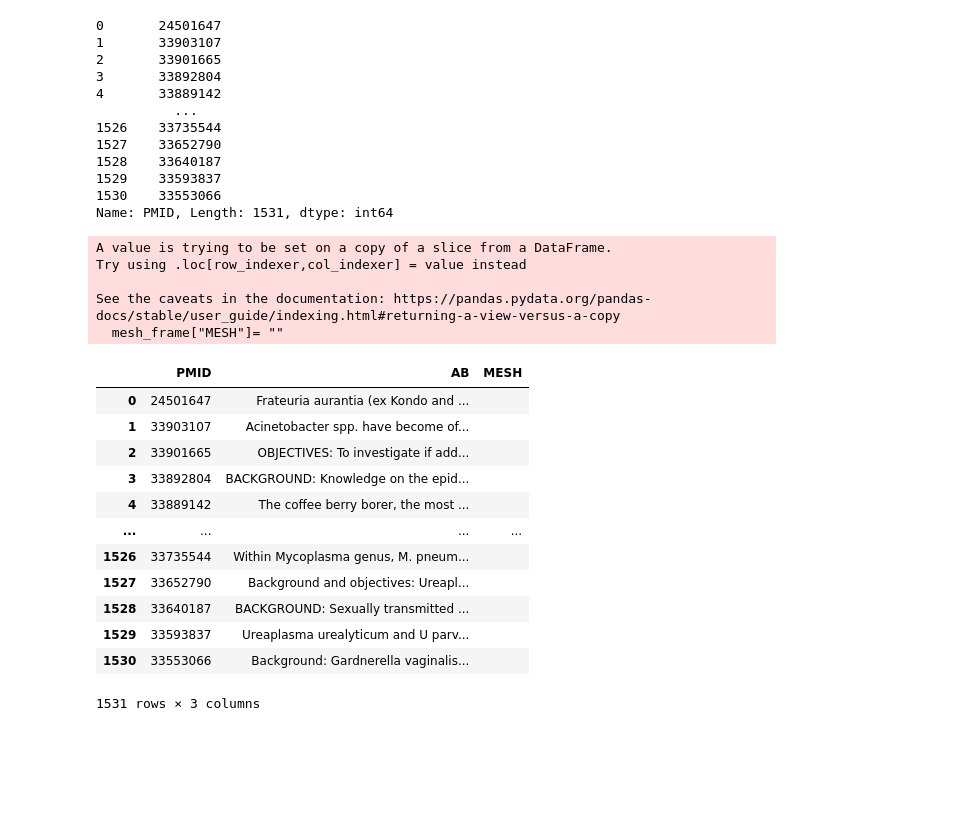
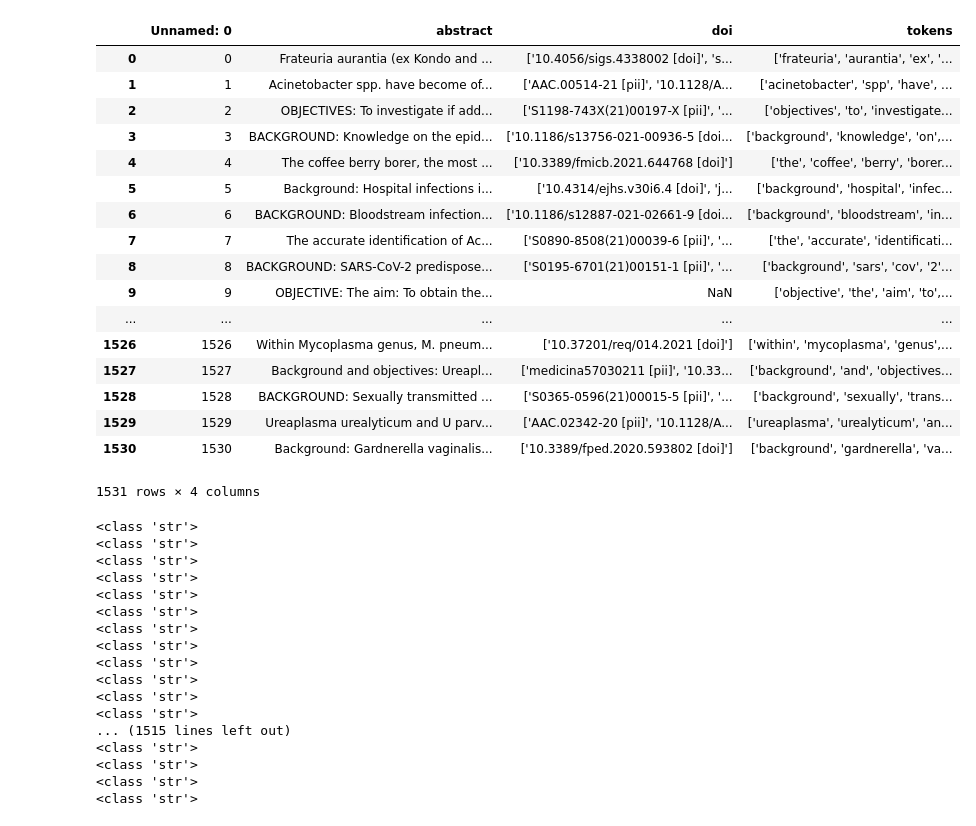
Before and after one commit to JoshTh22/DIS18-ORKG-Microbiolgy-Observatory, a Jupyter notebook: mesh_retriever.ipynb, the cells around one changed output. Drawn from its saved outputs; the diff is of its cells as text; code cells hidden in the pictures; blank space fills up the shorter version.

```diff
--- a/mesh_retriever.ipynb
+++ b/mesh_retriever.ipynb
@@ -10,17 +18,23 @@ from scispacy.linking import EntityLinker
 # %%
 dataframe = pd.read_csv("final_dataframe.csv")
 # %%
-dataframe["PMID"]
+dataframe
 # %% [output]
+|  | Unnamed: 0 | abstract | doi | tokens |
+| 0 | 0 | Frateuria aurantia (ex Kondo and ... | ['10.4056/sigs.4338002 [doi]', 's... | ['frateuria', 'aurantia', 'ex', '... |
+| 1 | 1 | Acinetobacter spp. have become of... | ['AAC.00514-21 [pii]', '10.1128/A... | ['acinetobacter', 'spp', 'have', ... |
+| 2 | 2 | OBJECTIVES: To investigate if add... | ['S1198-743X(21)00197-X [pii]', '... | ['objectives', 'to', 'investigate... |
+| 3 | 3 | BACKGROUND: Knowledge on the epid... | ['10.1186/s13756-021-00936-5 [doi... | ['background', 'knowledge', 'on',... |
+| 4 | 4 | The coffee berry borer, the most ... | ['10.3389/fmicb.2021.644768 [doi]'] | ['the', 'coffee', 'berry', 'borer... |
+| 5 | 5 | Background: Hospital infections i... | ['10.4314/ejhs.v30i6.4 [doi]', 'j... | ['background', 'hospital', 'infec... |
+| 6 | 6 | BACKGROUND: Bloodstream infection... | ['10.1186/s12887-021-02661-9 [doi... | ['background', 'bloodstream', 'in... |
+| 7 | 7 | The accurate identification of Ac... | ['S0890-8508(21)00039-6 [pii]', '... | ['the', 'accurate', 'identificati... |
+| 8 | 8 | BACKGROUND: SARS-CoV-2 predispose... | ['S0195-6701(21)00151-1 [pii]', '... | ['background', 'sars', 'cov', '2'... |
+| 9 | 9 | OBJECTIVE: The aim: To obtain the... | NaN | ['objective', 'the', 'aim', 'to',... |
+| ... | ... | ... | ... | ... |
+| 1526 | 1526 | Within Mycoplasma genus, M. pneum... | ['10.37201/req/014.2021 [doi]'] | ['within', 'mycoplasma', 'genus',... |
+| 1527 | 1527 | Background and objectives: Ureapl... | ['medicina57030211 [pii]', '10.33... | ['background', 'and', 'objectives... |
+| 1528 | 1528 | BACKGROUND: Sexually transmitted ... | ['S0365-0596(21)00015-5 [pii]', '... | ['background', 'sexually', 'trans... |
+| 1529 | 1529 | Ureaplasma urealyticum and U parv... | ['AAC.02342-20 [pii]', '10.1128/A... | ['ureaplasma', 'urealyticum', 'an... |
+| 1530 | 1530 | Background: Gardnerella vaginalis... | ['10.3389/fped.2020.593802 [doi]'] | ['background', 'gardnerella', 'va... |
-0       24501647
-1       33903107
-2       33901665
-3       33892804
-4       33889142
-          ...
-1526    33735544
-1527    33652790
-1528    33640187
-1529    33593837
-1530    33553066
-Name: PMID, Length: 1531, dtype: int64
+1531 rows × 4 columns
@@ -29,22 +40,0 @@ mesh_frame = dataframe[["PMID", "AB"]]
-# %%
-mesh_frame["MESH"]= ""
-mesh_frame
-# %% [output]
-A value is trying to be set on a copy of a slice from a DataFrame.
-Try using .loc[row_indexer,col_indexer] = value instead
-
-See the caveats in the documentation: https://pandas.pydata.org/pandas-docs/stable/user_guide/indexing.html#returning-a-view-versus-a-copy
-  mesh_frame["MESH"]= ""
-|  | PMID | AB | MESH |
-| 0 | 24501647 | Frateuria aurantia (ex Kondo and ... |  |
-| 1 | 33903107 | Acinetobacter spp. have become of... |  |
-| 2 | 33901665 | OBJECTIVES: To investigate if add... |  |
-| 3 | 33892804 | BACKGROUND: Knowledge on the epid... |  |
-| 4 | 33889142 | The coffee berry borer, the most ... |  |
-| ... | ... | ... | ... |
-| 1526 | 33735544 | Within Mycoplasma genus, M. pneum... |  |
-| 1527 | 33652790 | Background and objectives: Ureapl... |  |
-| 1528 | 33640187 | BACKGROUND: Sexually transmitted ... |  |
-| 1529 | 33593837 | Ureaplasma urealyticum and U parv... |  |
-| 1530 | 33553066 | Background: Gardnerella vaginalis... |  |
-1531 rows × 3 columns
@@ -78,0 +63,21 @@ entity_linker('mesh', test_doc)
+# %%
+for i in dataframe["abstract"]:
+    print(type(i))
+# %% [output]
+<class 'str'>
+<class 'str'>
+<class 'str'>
+<class 'str'>
+<class 'str'>
+<class 'str'>
+<class 'str'>
+<class 'str'>
+<class 'str'>
+<class 'str'>
+<class 'str'>
+<class 'str'>
+... (1515 lines left out)
+<class 'str'>
+<class 'str'>
+<class 'str'>
+<class 'str'>
```
Also changed, not shown: parts of 26 cells of this notebook, 2 other files.
